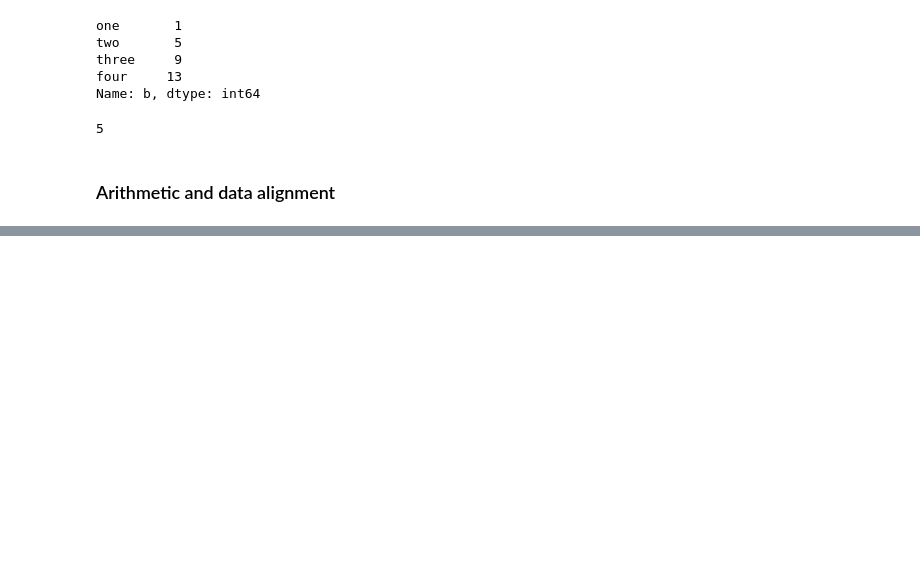
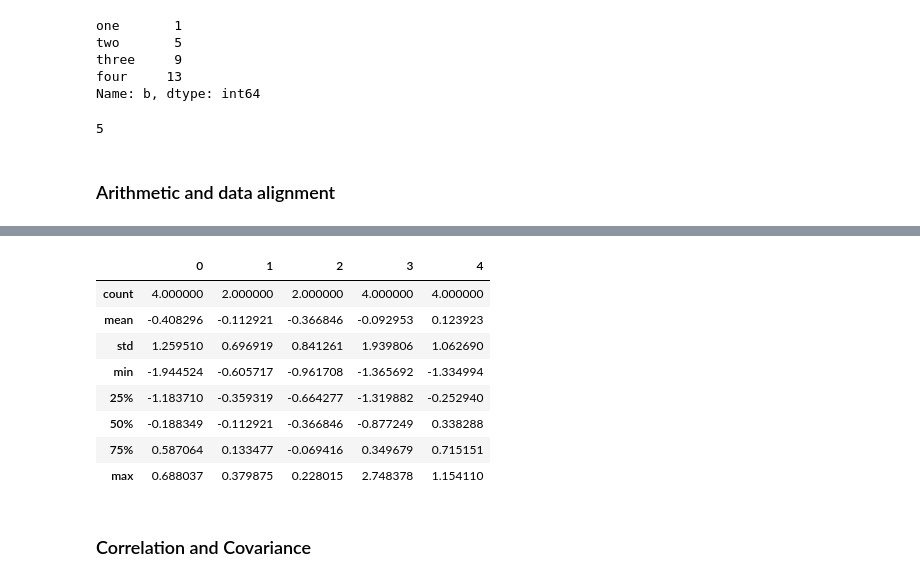
Before and after one commit to hugolu/learn-python, a Jupyter notebook: python-for-data-analysis/ch05-getting-started-with-pandas.ipynb, the cells around one changed output, grey strips where cells are left out. Drawn from its saved outputs; the diff is of its cells as text; code cells hidden in the pictures; blank space fills up the shorter version.

```diff
--- a/python-for-data-analysis/ch05-getting-started-with-pandas.ipynb
+++ b/python-for-data-analysis/ch05-getting-started-with-pandas.ipynb
@@ -715,0 +1010,4 @@ data.get_value('two','b')
+# %%
+df = DataFrame(np.random.randn(4,5))
+df.ix[1:2,1:2] = np.nan
+df
@@ -715,0 +1066,15 @@ data.get_value('two','b')
+# %%
+# 针对Series或各DataFrame列计算汇总统计
+df.describe()
+# %% [output]
+|  | 0 | 1 | 2 | 3 | 4 |
+| count | 4.000000 | 2.000000 | 2.000000 | 4.000000 | 4.000000 |
+| mean | -0.408296 | -0.112921 | -0.366846 | -0.092953 | 0.123923 |
+| std | 1.259510 | 0.696919 | 0.841261 | 1.939806 | 1.062690 |
+| min | -1.944524 | -0.605717 | -0.961708 | -1.365692 | -1.334994 |
+| 25% | -1.183710 | -0.359319 | -0.664277 | -1.319882 | -0.252940 |
+| 50% | -0.188349 | -0.112921 | -0.366846 | -0.877249 | 0.338288 |
+| 75% | 0.587064 | 0.133477 | -0.069416 | 0.349679 | 0.715151 |
+| max | 0.688037 | 0.379875 | 0.228015 | 2.748378 | 1.154110 |
+# %% [markdown]
+### Correlation and Covariance
```
Also changed, not shown: parts of 45 cells of this notebook.
